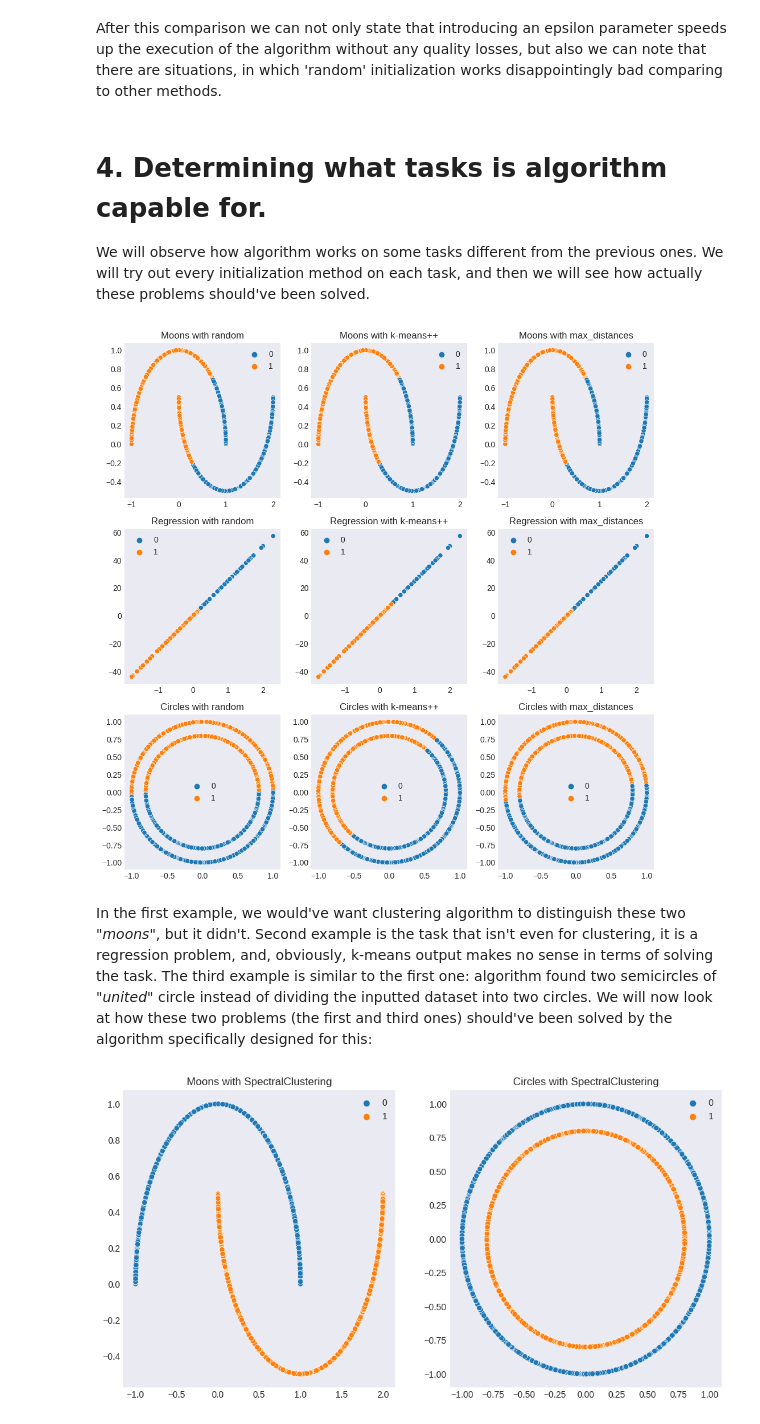
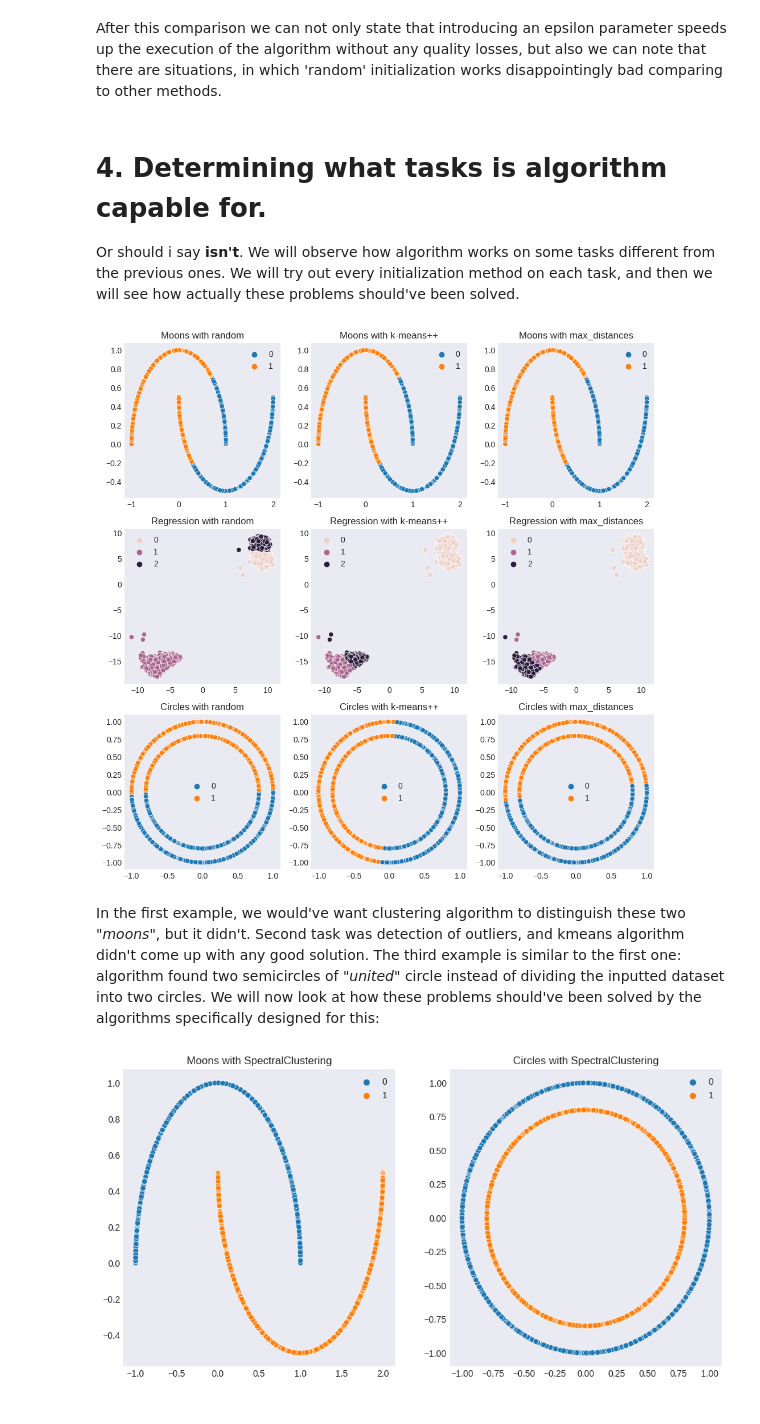
Before and after one commit to VFYAS/KMeans-implementation, a Jupyter notebook: kmeans implementation and report.ipynb, the cells around one changed output. Saved outputs shown, nothing was run; the diff lists cells and outputs as text; code cells hidden in the pictures.

Commit message:
changed 4th para a bit, started 5th para, extended docstring for class and sped up 'k-means++'

```diff
--- a/kmeans implementation and report.ipynb
+++ b/kmeans implementation and report.ipynb
@@ -4,12 +4,24 @@ import gc
 
 
 class MyKMeans:
-    """Simple realisation of K-Means algorithm, using 3 methods of initialisation:
+    """Simple realisation of K-Means algorithm.
+
+    random_state -- initialize Mersenne pseudo random with certain seed
+
+    n_clusters -- defines how many clusters we need to find
+
+    heuristic -- indicates which of 3 methods of initialisation to use:
     1) 'random' -- cluster centers are initialised with random samples from selection;
     2) 'max_distances' -- first cluster center is initialised with random sample and all the
     others are initialised with the sample that is as remote as possible from previous centers;
     3) 'k-means++' -- quite known algorithm of initialisation, you can
     read about it at https://en.wikipedia.org/wiki/K-means%2B%2B.
+
+    max_iter -- how many iterations algorithm has to perform if centers don't converge with certain eps
+
+    eps -- defines a state when we can determine that centers converged
+
+    verbose -- should we output information about algorithm execution process and how frequently
     """
 
     labels_: np.ndarray
@@ -55,11 +67,10 @@ class MyKMeans:
                 self.cluster_centers_[idx] = data[np.random.randint(n_samples, size=1), :]
         elif self.heuristic == 'k-means++':
             self.cluster_centers_[0] = data[np.random.randint(n_samples, size=1), :]
-            distances = np.ndarray(n_samples)
             for cluster in range(self.n_clusters)[1:]:
-                for idx, x in enumerate(data):
-                    # assigning every sample the minimum distance from existing centers
-                    distances[idx] = np.amin(np.linalg.norm(x - self.cluster_centers_[:cluster], axis=1))
+                # assigning every sample the minimum distance from existing centers
+                distances = np.amin([np.linalg.norm(data - x, axis=0)
+                                     for x in self.cluster_centers_[:cluster]], axis=1)
                 rnd = np.random.random() * sum(distances)
                 cum_sum = np.cumsum(distances)
                 center = data[np.argmax(cum_sum >= rnd), :]
@@ -224,10 +235,10 @@ We, again, can observe non-ordinary situation with the second dataset, which is,
 We will look how much slower the algorithm will work when the volume and complexity of data increases. At first, we will use datasets generated in the same way as before, but with greater amount of data. We will also see how the execution time of the algorithm depends on the initialization method, but firstly, iterating up to max_iters.
 # %%
 for n_samples in [100, 1500]:
-    for n_features in [2, 5, 10, 20]:
+    for n_features in [2, 5]:
         X, y = make_blobs(n_samples, n_features, random_state=13)
         for heuristic in ['random', 'max_distances', 'k-means++']:
             print(f'Dataset with shape ({n_samples}, {n_features}). '
                   f'Algorithm configuration with {heuristic} initialization time:')
             %timeit MyKMeans(heuristic=heuristic, eps=0.).fit(X)
-        print('')
+        print('') # to divide the output
@@ -298,4 +278,5 @@ plt.show()
 After this comparison we can not only state that introducing an epsilon parameter speeds up the execution of the algorithm without any quality losses, but also we can note that there are situations, in which 'random' initialization works disappointingly bad comparing to other methods.
 # %% [markdown]
 # 4. Determining what tasks is algorithm capable for.
+Or should i say <b>isn't</b>.
 We will observe how algorithm works on some tasks different from the previous ones. We will try out every initialization method on each task, and then we will see how actually these problems should've been solved.
@@ -302,33 +286,34 @@ We will observe how algorithm works on some tasks different from the previous on
 # %%
-from sklearn.datasets import make_moons, make_regression, make_circles
+from sklearn.datasets import make_moons, make_classification, make_circles
 
 fig, ax = plt.subplots(nrows=3, ncols=3, figsize=(12, 12))
 
 X, y = make_moons(n_samples=1500, random_state=0)
 for col, method in enumerate(['random', 'k-means++', 'max_distances']):
     a = MyKMeans(n_clusters=2, heuristic=method).fit_predict(X)
     sns.scatterplot(x=X[:, 0], y=X[:, 1], hue=a, ax=ax[0, col])
     ax[0, col].set_title(f'Moons with {method}')
 
-X, y = make_regression(n_features=1, n_informative=1)
+X, y = make_classification(n_samples=5000, n_classes=2, n_features=10)
+X = umap.UMAP(n_components=2).fit_transform(X, y)
 for col, method in enumerate(['random', 'k-means++', 'max_distances']):
-    a = MyKMeans(n_clusters=2, heuristic=method).fit_predict(X)
-    sns.scatterplot(x=X[:, 0], y=y, hue=a, ax=ax[1, col])
+    a = MyKMeans(n_clusters=3, heuristic=method).fit_predict(X)
+    sns.scatterplot(x=X[:, 0], y=X[:, 1], hue=a, ax=ax[1, col])
     ax[1, col].set_title(f'Regression with {method}')
 
 X, y = make_circles(n_samples=1500, random_state=0)
 for col, method in enumerate(['random', 'k-means++', 'max_distances']):
     a = MyKMeans(n_clusters=2, heuristic=method).fit_predict(X)
     sns.scatterplot(x=X[:, 0], y=X[:, 1], hue=a, ax=ax[2, col])
     ax[2, col].set_title(f'Circles with {method}')
 plt.show()
 # %% [output]
-[figure, old version]
+[figure, new version]
 # %% [markdown]
 In the first example, we would've want clustering algorithm to distinguish these two <i>"moons"</i>, but it didn't.
-Second example is the task that isn't even for clustering, it is a regression problem, and, obviously, k-means output makes no sense in terms of solving the task.
+Second task was detection of outliers, and kmeans algorithm didn't come up with any good solution.
 The third example is similar to the first one: algorithm found two semicircles of <i>"united"</i> circle instead of dividing the inputted dataset into two circles.
-We will now look at how these two problems (the first and third ones) should've been solved by the algorithm specifically designed for this:
+We will now look at how these problems should've been solved by the algorithms specifically designed for this:
 # %%
 from sklearn.cluster import SpectralClustering
 fig, ax = plt.subplots(nrows=1, ncols=2, figsize=(12, 6))
```
Also changed, not shown: parts of 9 cells of this notebook.
